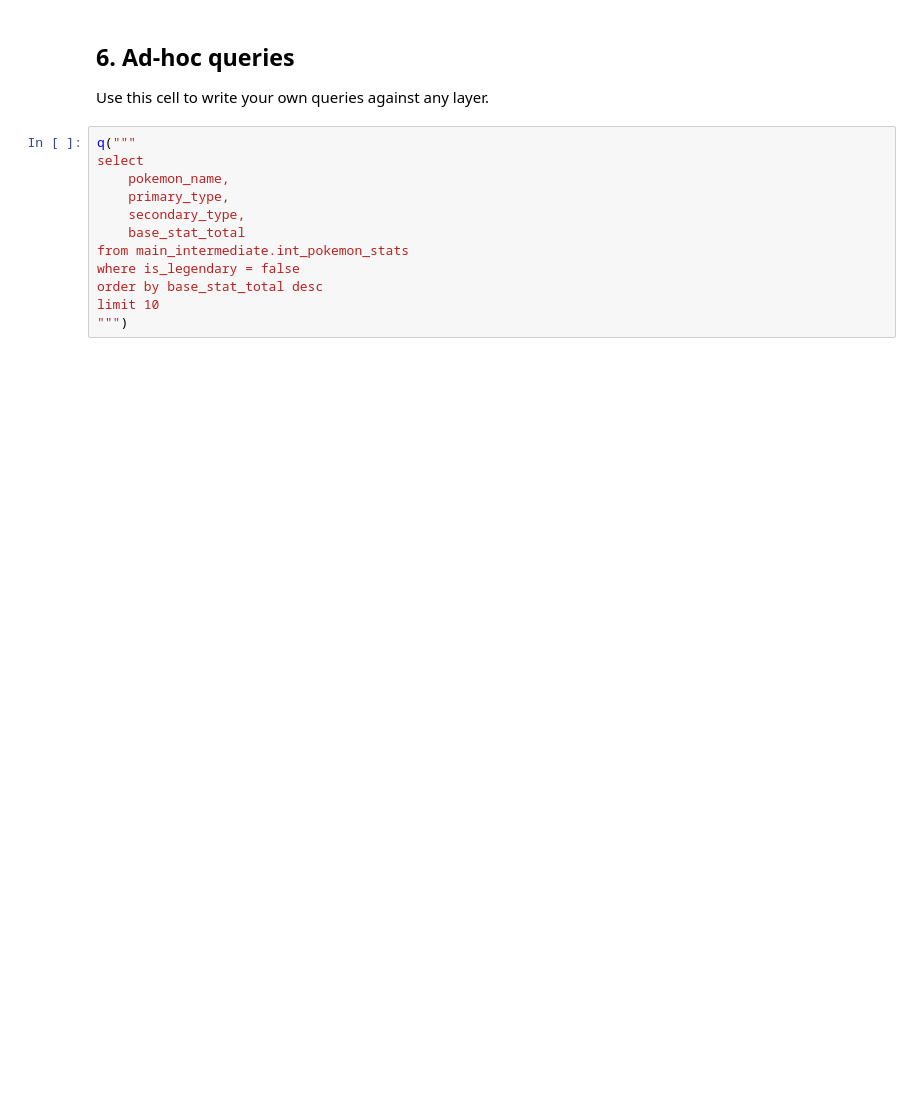
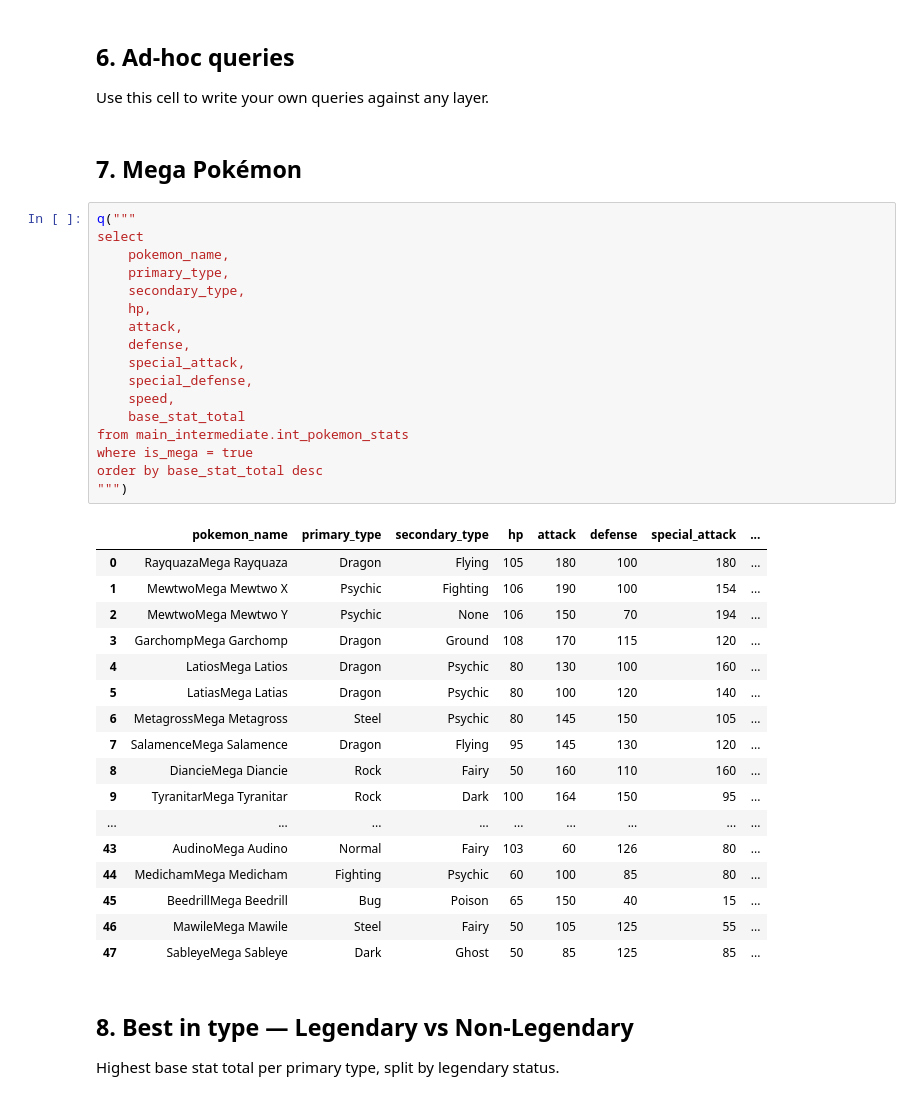
Before and after one commit to benmol1/data-stack, a Jupyter notebook: notebooks/pokemon_analytics.ipynb, the cells around one changed output. Saved outputs shown, nothing was run; the diff lists cells and outputs as text; blank space fills up the shorter version.

```diff
--- a/notebooks/pokemon_analytics.ipynb
+++ b/notebooks/pokemon_analytics.ipynb
@@ -139,15 +248,44 @@ leg
 ## 6. Ad-hoc queries
 
 Use this cell to write your own queries against any layer.
-# %%
-q("""
-select
-    pokemon_name,
-    primary_type,
-    secondary_type,
-    base_stat_total
-from main_intermediate.int_pokemon_stats
-where is_legendary = false
-order by base_stat_total desc
-limit 10
-""")
+# %% [markdown]
+## 7. Mega Pokémon
+# %%
+q("""
+select
+    pokemon_name,
+    primary_type,
+    secondary_type,
+    hp,
+    attack,
+    defense,
+    special_attack,
+    special_defense,
+    speed,
+    base_stat_total
+from main_intermediate.int_pokemon_stats
+where is_mega = true
+order by base_stat_total desc
+""")
+# %% [output]
+|  | pokemon_name | primary_type | secondary_type | hp | attack | defense | special_attack | ... |
+| 0 | RayquazaMega Rayquaza | Dragon | Flying | 105 | 180 | 100 | 180 | ... |
+| 1 | MewtwoMega Mewtwo X | Psychic | Fighting | 106 | 190 | 100 | 154 | ... |
+| 2 | MewtwoMega Mewtwo Y | Psychic | None | 106 | 150 | 70 | 194 | ... |
+| 3 | GarchompMega Garchomp | Dragon | Ground | 108 | 170 | 115 | 120 | ... |
+| 4 | LatiosMega Latios | Dragon | Psychic | 80 | 130 | 100 | 160 | ... |
+| 5 | LatiasMega Latias | Dragon | Psychic | 80 | 100 | 120 | 140 | ... |
+| 6 | MetagrossMega Metagross | Steel | Psychic | 80 | 145 | 150 | 105 | ... |
+| 7 | SalamenceMega Salamence | Dragon | Flying | 95 | 145 | 130 | 120 | ... |
+| 8 | DiancieMega Diancie | Rock | Fairy | 50 | 160 | 110 | 160 | ... |
+| 9 | TyranitarMega Tyranitar | Rock | Dark | 100 | 164 | 150 | 95 | ... |
+| ... | ... | ... | ... | ... | ... | ... | ... | ... |
+| 43 | AudinoMega Audino | Normal | Fairy | 103 | 60 | 126 | 80 | ... |
+| 44 | MedichamMega Medicham | Fighting | Psychic | 60 | 100 | 85 | 80 | ... |
+| 45 | BeedrillMega Beedrill | Bug | Poison | 65 | 150 | 40 | 15 | ... |
+| 46 | MawileMega Mawile | Steel | Fairy | 50 | 105 | 125 | 55 | ... |
+| 47 | SableyeMega Sableye | Dark | Ghost | 50 | 85 | 125 | 85 | ... |
+# %% [markdown]
+## 8. Best in type — Legendary vs Non-Legendary
+
+Highest base stat total per primary type, split by legendary status.
```
Also changed, not shown: parts of 14 cells of this notebook, 8 other files.
